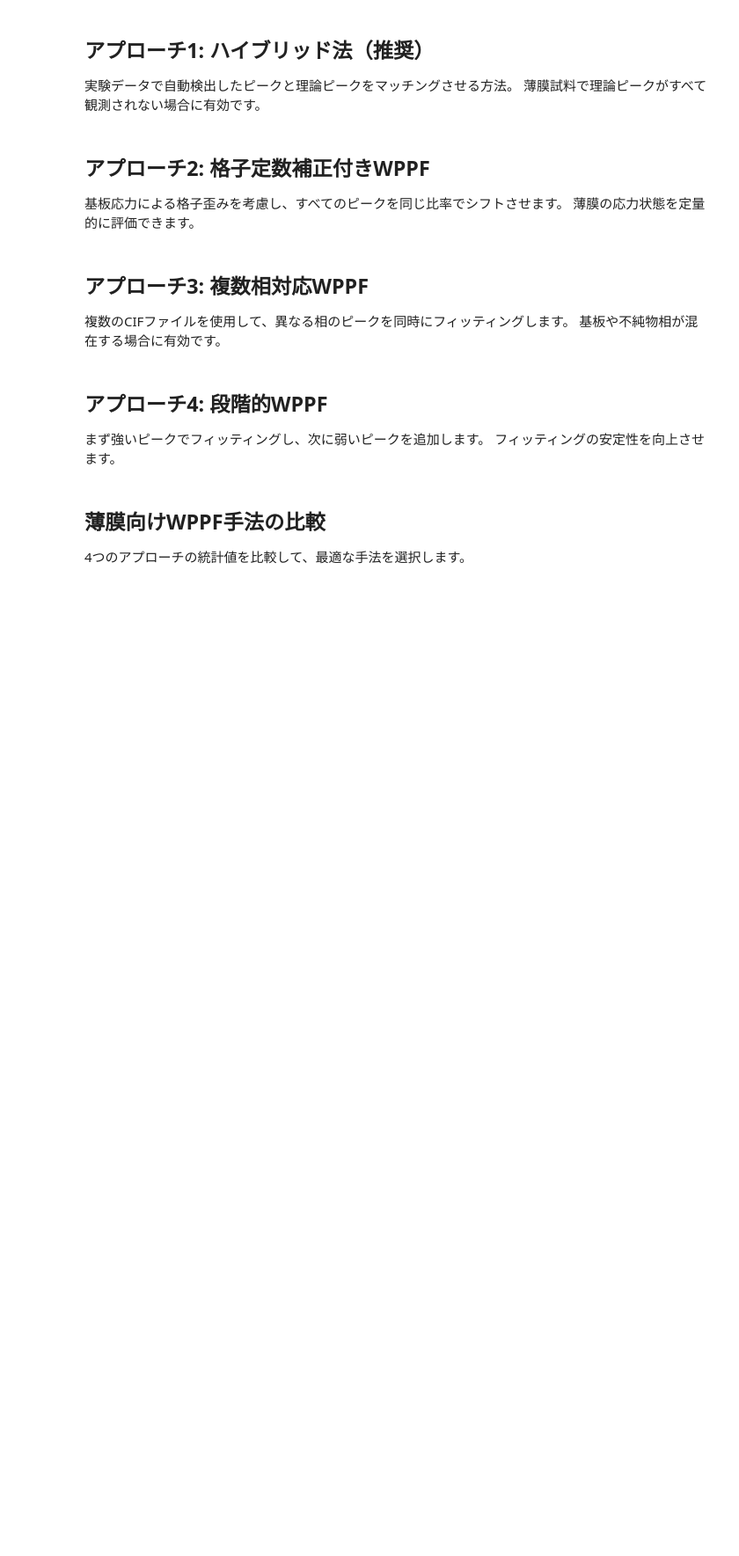
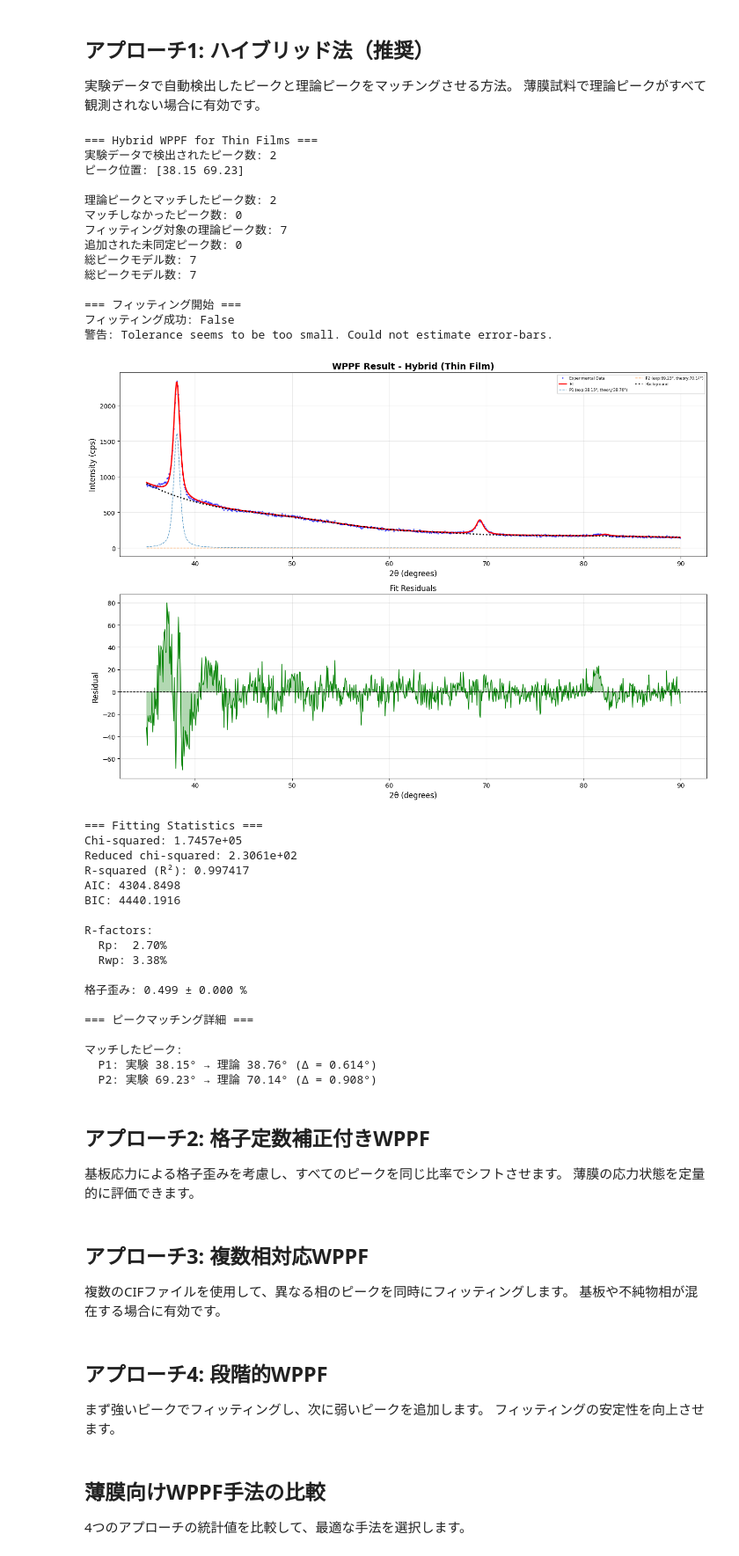
Before and after one commit to sato1214syun/xrd-1d-profile-analyzer, a Jupyter notebook: wppf_thin_film_examples.ipynb, the cells around one changed output. Shown: that part at 88% size. Saved outputs shown, nothing was run; the diff lists cells and outputs as text; code cells hidden in the pictures; blank space fills up the shorter version.

```diff
--- a/wppf_thin_film_examples.ipynb
+++ b/wppf_thin_film_examples.ipynb
@@ -10,0 +13,18 @@ print("✓ 薄膜試料向けWPPF関数をインポートしました")
+# %%
+from pathlib import Path
+from src.ras_loader import load_ras_file
+from src.cif_loader import get_theoretical_peaks_from_cif
+
+# RASファイルのパスを指定
+ras_path = Path(
+    r"data\XRD_profiles\XRD\250915_XRD_PB_ID_43_44\ID44_PB_基板加熱100度_高真空_2000W.ras"
+)
+
+ras_df = load_ras_file(ras_path)
+
+# GaussianModelで試す（B-splineバックグラウンド込み）
+
+ras_x = ras_df["x"].to_numpy()
+ras_y = ras_df["cps"].to_numpy()
+
+peaks_df = get_theoretical_peaks_from_cif(cif_path=Path(r"data\cif\NbTi.cif"))
@@ -24,34 +53,68 @@ ras_y = ras_df["cps"].to_numpy()
 if peaks_df is not None:
     result_hybrid = wppf_hybrid_thin_film(
         ras_x,
         ras_y,
         peaks_df,
         PseudoVoigtModel,
         background_type="spline",
         num_knots=10,
-        peak_matching_tolerance=0.5,  # 理論ピークとのマッチング許容範囲（度）
+        peak_matching_tolerance=5,  # 理論ピークとのマッチング許容範囲（度）
         prominence_factor=0.03,  # ピーク検出の感度
     )
 
     if result_hybrid is not None:
         # 結果をプロット
         plot_wppf_result_extended(
             ras_x, ras_y, result_hybrid, peaks_df, method="Hybrid (Thin Film)"
         )
 
         # マッチング情報を表示
         print("\n=== ピークマッチング詳細 ===")
         print("\nマッチしたピーク:")
         for i, peak in enumerate(result_hybrid.matched_peaks):
             print(
                 f"  P{i + 1}: 実験 {peak['exp_position']:.2f}° → 理論 {peak['theory_position']:.2f}° "
                 f"(Δ = {abs(peak['exp_position'] - peak['theory_position']):.3f}°)"
             )
 
         if result_hybrid.unmatched_peaks:
             print("\nマッチしなかったピーク（基板または不純物の可能性）:")
             for i, peak in enumerate(result_hybrid.unmatched_peaks):
                 print(f"  U{i + 1}: {peak['exp_position']:.2f}°")
+# %% [output]
+=== Hybrid WPPF for Thin Films ===
+実験データで検出されたピーク数: 2
+ピーク位置: [38.15 69.23]
+
+理論ピークとマッチしたピーク数: 2
+マッチしなかったピーク数: 0
+フィッティング対象の理論ピーク数: 7
+追加された未同定ピーク数: 0
+総ピークモデル数: 7
+総ピークモデル数: 7
+
+=== フィッティング開始 ===
+フィッティング成功: False
+警告: Tolerance seems to be too small. Could not estimate error-bars.
+[figure, added]
+=== Fitting Statistics ===
+Chi-squared: 1.7457e+05
+Reduced chi-squared: 2.3061e+02
+R-squared (R²): 0.997417
+AIC: 4304.8498
+BIC: 4440.1916
+
+R-factors:
+  Rp:  2.70%
+  Rwp: 3.38%
+
+格子歪み: 0.499 ± 0.000 %
+
+=== ピークマッチング詳細 ===
+
+マッチしたピーク:
+  P1: 実験 38.15° → 理論 38.76° (Δ = 0.614°)
+  P2: 実験 69.23° → 理論 70.14° (Δ = 0.908°)
 # %% [markdown]
 ## アプローチ2: 格子定数補正付きWPPF
 
```
Also changed, not shown: parts of 2 cells of this notebook, 3 other files.
